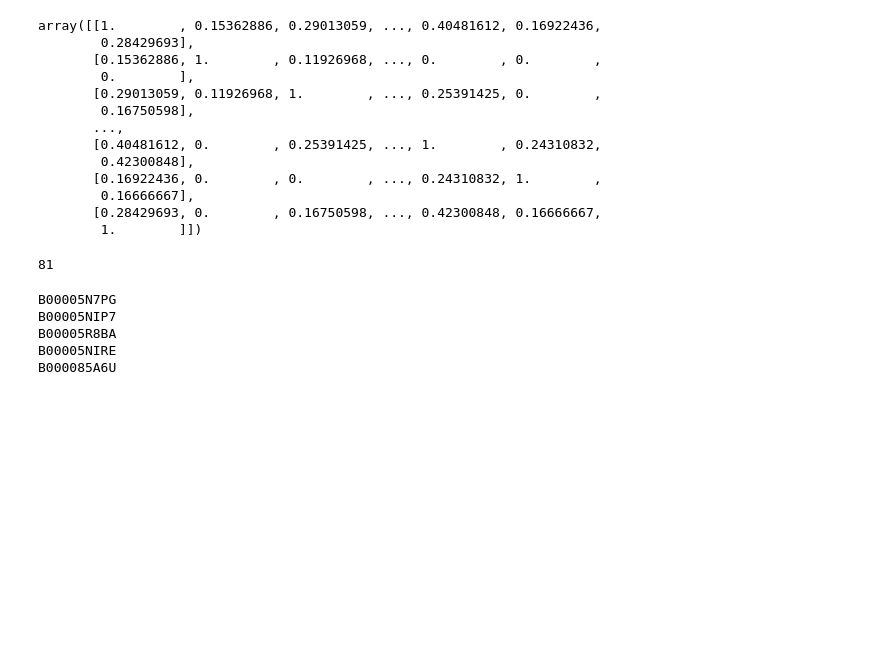
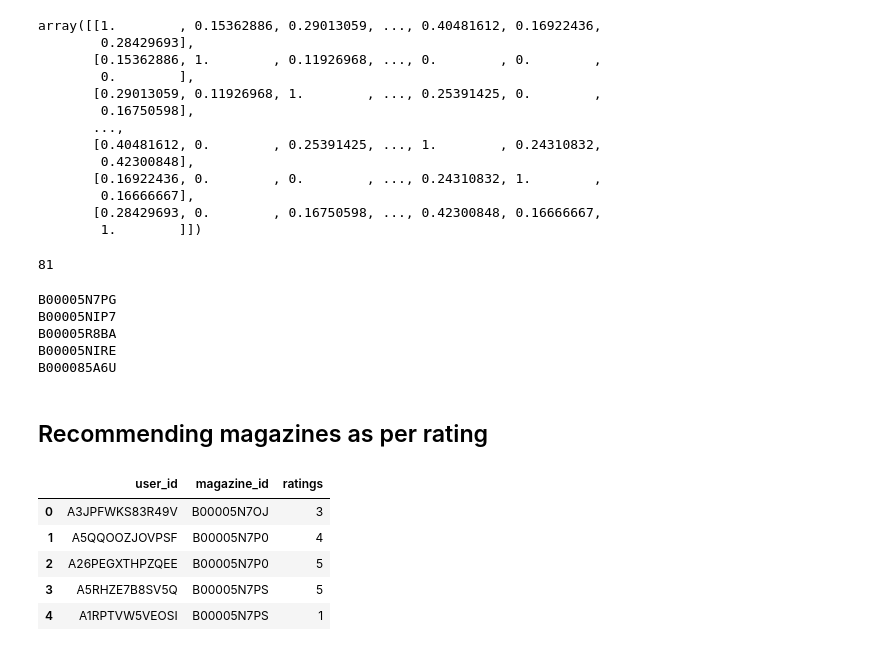
Before and after one commit to bhimrazy/magazine-recommender-system, a Jupyter notebook: notebooks/recommender.ipynb, the cells around one changed output. Saved outputs shown, nothing was run; the diff lists cells and outputs as text; code cells hidden in the pictures; blank space fills up the shorter version.

```diff
--- a/notebooks/recommender.ipynb
+++ b/notebooks/recommender.ipynb
@@ -265,3 +265,20 @@ import pickle
 pickle.dump(similarity_score, open('similarity_score.pkl', 'wb'))
 # %%
 pickle.dump(pt, open('pivot_table.pkl', 'wb'))
+# %% [markdown]
+## Recommending magazines as per rating
+# %%
+import pandas as pd
+import numpy as np
+from sklearn.metrics.pairwise import cosine_similarity
+
+
+df = pd.read_csv("magazines_rating.csv.zip")
+df.head()
+# %% [output]
+|  | user_id | magazine_id | ratings |
+| 0 | A3JPFWKS83R49V | B00005N7OJ | 3 |
+| 1 | A5QQOOZJOVPSF | B00005N7P0 | 4 |
+| 2 | A26PEGXTHPZQEE | B00005N7P0 | 5 |
+| 3 | A5RHZE7B8SV5Q | B00005N7PS | 5 |
+| 4 | A1RPTVW5VEOSI | B00005N7PS | 1 |
```
Also changed, not shown: parts of 9 cells of this notebook, 5 other files.
